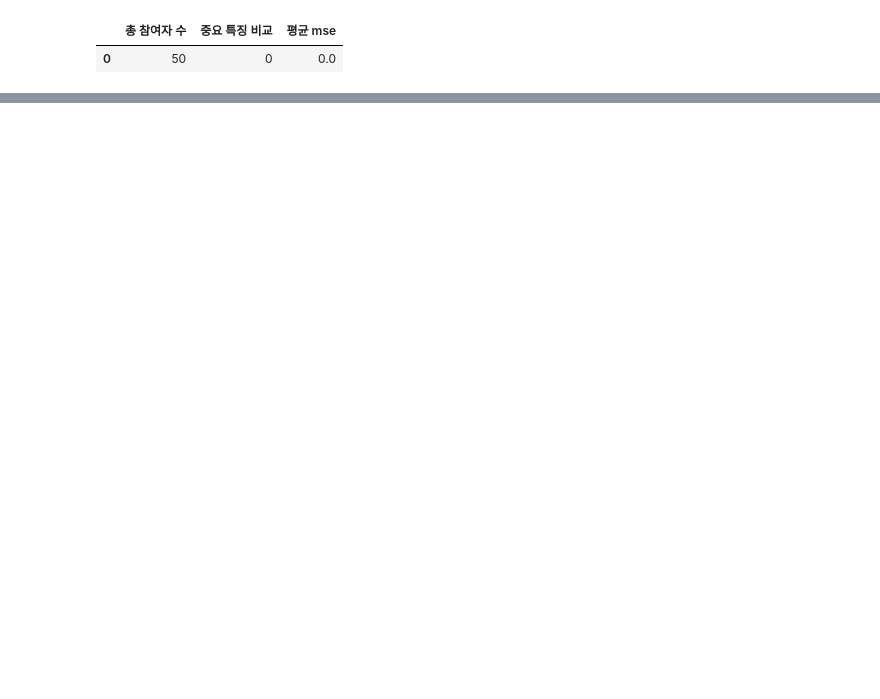
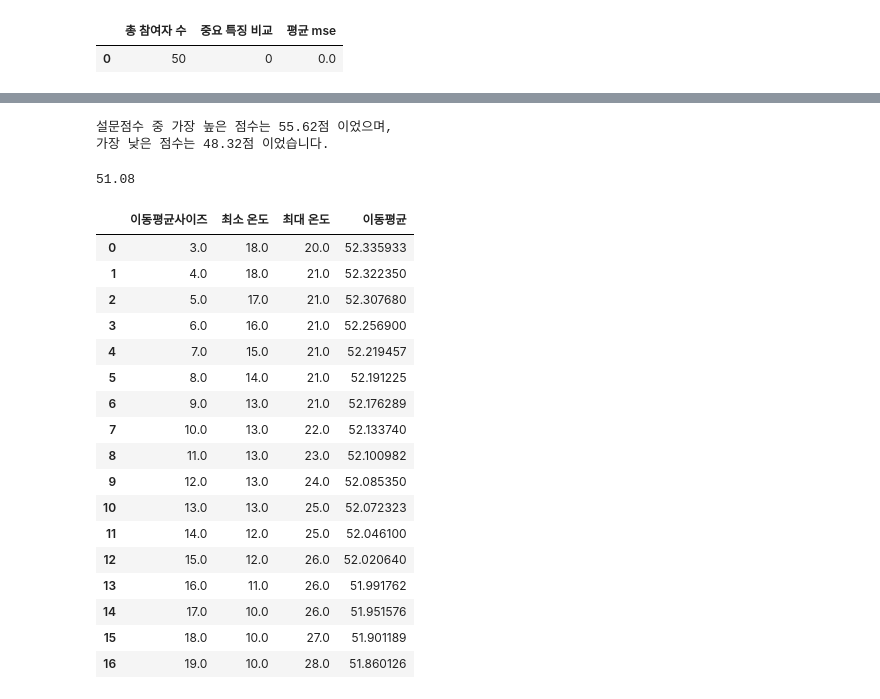
Before and after one commit to formegusto/survey-learning-system, a Jupyter notebook: documentation random forest.ipynb, the cells around one changed output, grey strips where cells are left out. Saved outputs shown, nothing was run; the diff lists cells and outputs as text; code cells hidden in the pictures; blank space fills up the shorter version.

```diff
--- a/documentation random forest.ipynb
+++ b/documentation random forest.ipynb
@@ -455,0 +406,24 @@ X_train[y_train.argmax()] * [max_temp, max_hum, max_lux]
+# %%
+max_score = y_train[y_train.argmax()]
+min_score = y_train[y_train.argmin()]
+
+print("설문점수 중 가장 높은 점수는 {}점 이었으며,\n".format(max_score) \
+     + "가장 낮은 점수는 {}점 이었습니다.".format(min_score))
+# %% [output]
+설문점수 중 가장 높은 점수는 55.62점 이었으며,
+가장 낮은 점수는 48.32점 이었습니다.
+# %%
+for test in [[X_train[y_train.argmax()]]]:
+    pre = RFModel.predict(test)[0]
+
+    user_scores = np.array([])
+    for user_idx in range(0,50):
+        _s = users[user_idx].score(ran_temp,
+                       ran_hum,
+                       ran_lux)
+        user_scores = np.append(user_scores,
+                               _s)
+
+    print(user_scores.mean())
+# %% [output]
+51.08
@@ -455,0 +466,53 @@ X_train[y_train.argmax()] * [max_temp, max_hum, max_lux]
+# %%
+temp_move_mean = pd.DataFrame(columns=["온도", "예측 설문 점수"])
+
+for temp in range(10, 30):
+    static_hum = 0
+    static_lux = 0
+
+    np_features = np.array([[temp / max_temp,
+                           static_hum / max_hum,
+                           static_lux / max_lux]])
+    temp_move_mean = temp_move_mean.append({
+        "온도": temp,
+        "예측 설문 점수": RFModel.predict(np_features)[0]
+    }, ignore_index=True)
+
+temp_move_mean_chk = pd.DataFrame(columns=['이동평균사이즈','최소 온도', '최대 온도', '이동평균'])
+
+for w_size in range(3, round(len(temp_move_mean))):
+    move_mean = temp_move_mean['예측 설문 점수'].rolling(window=w_size).mean()
+    max_idx = move_mean.argmax()
+    min_idx = max_idx - (w_size - 1)
+
+    move_min_temp = temp_move_mean.iloc[min_idx]['온도']
+    move_max_temp = temp_move_mean.iloc[max_idx]['온도']
+
+    temp_move_mean_chk = temp_move_mean_chk.append({
+        "이동평균사이즈": w_size,
+        "최소 온도": move_min_temp,
+        "최대 온도": move_max_temp,
+        "이동평균": move_mean[max_idx]
+    }, ignore_index=True)
+
+s_tmmc = temp_move_mean_chk.sort_values(by=['이동평균'], ascending=False).copy()
+temp_move_mean_chk
+# %% [output]
+|  | 이동평균사이즈 | 최소 온도 | 최대 온도 | 이동평균 |
+| 0 | 3.0 | 18.0 | 20.0 | 52.335933 |
+| 1 | 4.0 | 18.0 | 21.0 | 52.322350 |
+| 2 | 5.0 | 17.0 | 21.0 | 52.307680 |
+| 3 | 6.0 | 16.0 | 21.0 | 52.256900 |
+| 4 | 7.0 | 15.0 | 21.0 | 52.219457 |
+| 5 | 8.0 | 14.0 | 21.0 | 52.191225 |
+| 6 | 9.0 | 13.0 | 21.0 | 52.176289 |
+| 7 | 10.0 | 13.0 | 22.0 | 52.133740 |
+| 8 | 11.0 | 13.0 | 23.0 | 52.100982 |
+| 9 | 12.0 | 13.0 | 24.0 | 52.085350 |
+| 10 | 13.0 | 13.0 | 25.0 | 52.072323 |
+| 11 | 14.0 | 12.0 | 25.0 | 52.046100 |
+| 12 | 15.0 | 12.0 | 26.0 | 52.020640 |
+| 13 | 16.0 | 11.0 | 26.0 | 51.991762 |
+| 14 | 17.0 | 10.0 | 26.0 | 51.951576 |
+| 15 | 18.0 | 10.0 | 27.0 | 51.901189 |
+| 16 | 19.0 | 10.0 | 28.0 | 51.860126 |
```
Also changed, not shown: parts of 25 cells of this notebook.
